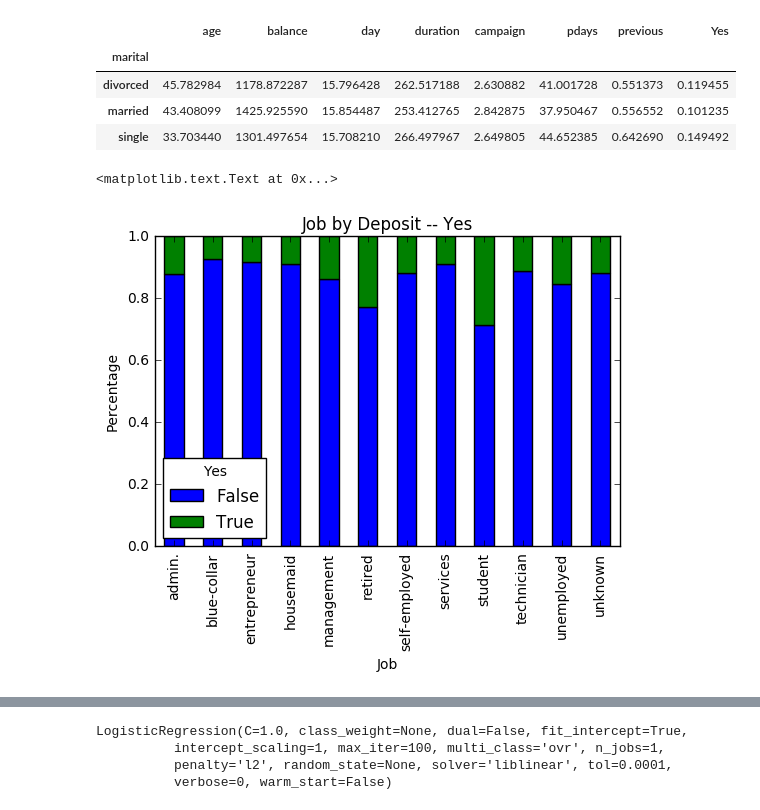
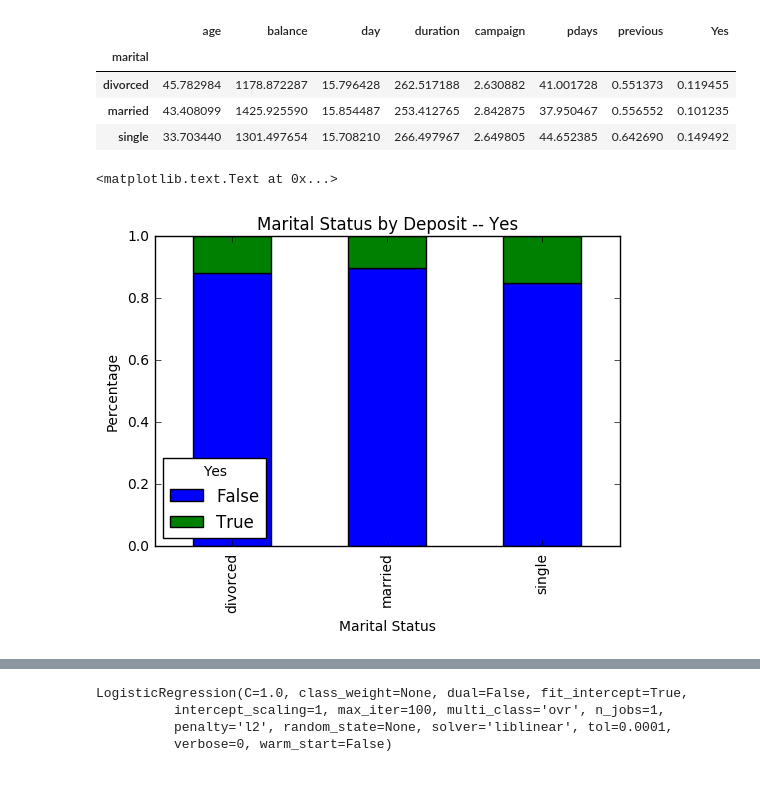
Before and after one commit to lin-meng/dsipy, a Jupyter notebook: BankDeposit.ipynb, the cells around one changed output, grey strips where cells are left out. Saved outputs shown, nothing was run; the diff lists cells and outputs as text; code cells hidden in the pictures; blank space fills up the shorter version.

```diff
--- a/BankDeposit.ipynb
+++ b/BankDeposit.ipynb
@@ -196,10 +217,10 @@ BankDs.groupby('marital').mean()
 # %%
-# Let's see job type by Yes
-Yes_job_type = pd.crosstab(BankDs.job, BankDs.Yes.astype(bool))
-Yes_job_type.div(Yes_job_type.sum(1).astype(float), axis=0).plot(kind='bar', stacked=True)
-plt.title('Job by Deposit -- Yes')
-plt.xlabel('Job')
+# Let's see marital status by Deposite Yes
+Yes_Mari_type = pd.crosstab(BankDs.marital, BankDs.Yes.astype(bool))
+Yes_Mari_type.div(Yes_Mari_type.sum(1).astype(float), axis=0).plot(kind='bar', stacked=True)
+plt.title('Marital Status by Deposit -- Yes')
+plt.xlabel('Marital Status')
 plt.ylabel('Percentage')
 # %% [output]
 <matplotlib.text.Text at 0x...>
-[figure, old version]
+[figure, new version]
```
Also changed, not shown: parts of 26 cells of this notebook.
